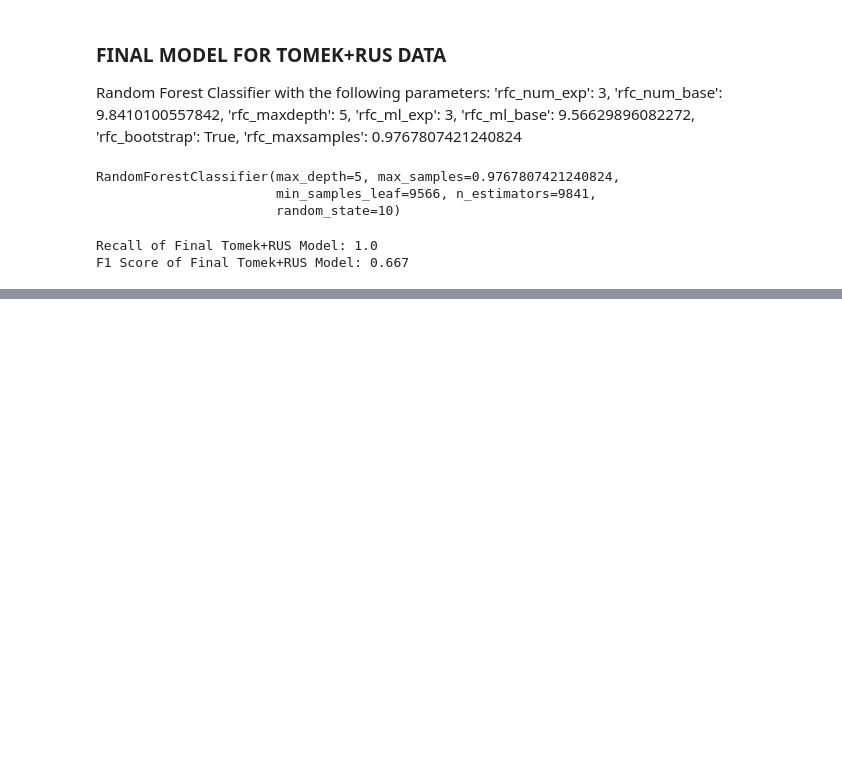
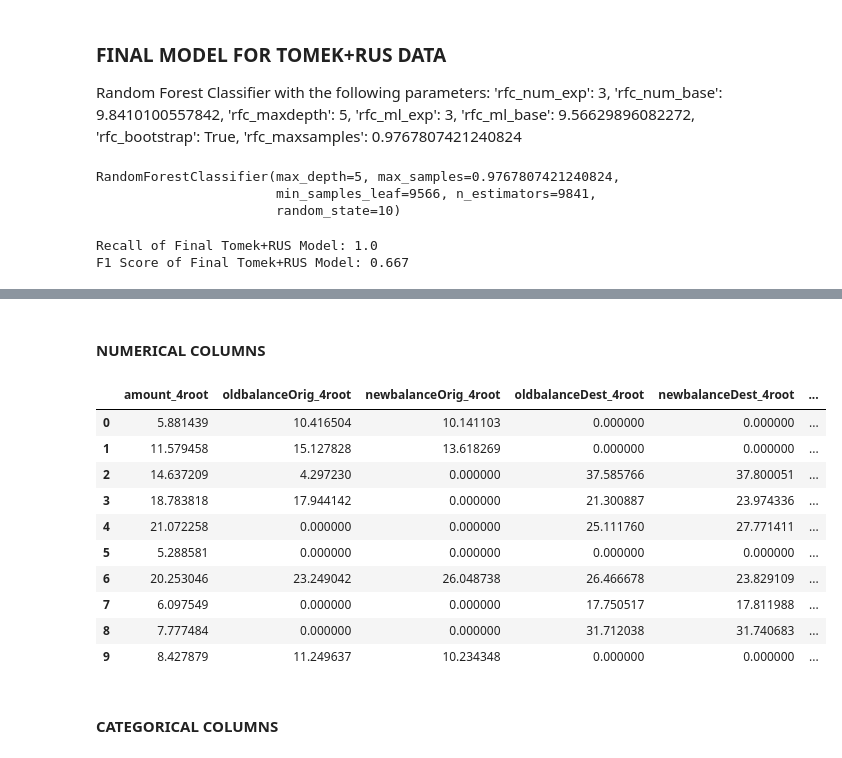
Before and after one commit to kevinArmenta/OnlinePaymentFraud, a Jupyter notebook: 5. Final Models.ipynb, the cells around one changed output, grey strips where cells are left out. Drawn from its saved outputs; the diff is of its cells as text; code cells hidden in the pictures; blank space fills up the shorter version.

```diff
--- a/5. Final Models.ipynb
+++ b/5. Final Models.ipynb
@@ -140,0 +150,6 @@ F1 Score of Final Tomek+RUS Model: 0.667
+# %%
+#First, lets do the basics and grab the num columns, cat columns, and labels for the data
+test_y = test['isFraud']
+test_y = pd.DataFrame(test_y,columns=['isFraud']).astype('int')
+test_numerical_columns = [x for x in test.columns if test[x].dtype != 'object' and x != 'isFraud' and x != 'step']
+test_categorical_columns = [x for x in test.columns if x not in test_numerical_columns and x!='isFraud']
@@ -140,0 +184,40 @@ F1 Score of Final Tomek+RUS Model: 0.667
+# %% [markdown]
+#### NUMERICAL COLUMNS
+# %%
+#amount
+test['amount_4root'] = test['amount']**(1/4)
+#oldbalanceOrig
+test['oldbalanceOrig_4root'] = test['oldbalanceOrig']**(1/4)
+#newbalanceOrig
+test['newbalanceOrig_4root'] = test['newbalanceOrig']**(1/4)
+#oldbalanceDest
+test['oldbalanceDest_4root'] = test['oldbalanceDest']**(1/4)
+#newbalanceDest
+test['newbalanceDest_4root'] = test['newbalanceDest']**(1/4)
+
+# new_cols = train2.columns.tolist()
+# new_cols = new_cols[-5:] + new_cols[:-5]
+# train = train2[new_cols]
+
+#Lets remove the old columns
+test.drop(test_numerical_columns,axis=1,inplace=True)
+#Reorganize the order of the columns
+new_cols = test.columns.tolist()
+new_cols = new_cols[-5:] + new_cols[:-5]
+test = test[new_cols]
+#Double check the columns are in the right order
+test.head(10)
+# %% [output]
+|  | amount_4root | oldbalanceOrig_4root | newbalanceOrig_4root | oldbalanceDest_4root | newbalanceDest_4root | ... |
+| 0 | 5.881439 | 10.416504 | 10.141103 | 0.000000 | 0.000000 | ... |
+| 1 | 11.579458 | 15.127828 | 13.618269 | 0.000000 | 0.000000 | ... |
+| 2 | 14.637209 | 4.297230 | 0.000000 | 37.585766 | 37.800051 | ... |
+| 3 | 18.783818 | 17.944142 | 0.000000 | 21.300887 | 23.974336 | ... |
+| 4 | 21.072258 | 0.000000 | 0.000000 | 25.111760 | 27.771411 | ... |
+| 5 | 5.288581 | 0.000000 | 0.000000 | 0.000000 | 0.000000 | ... |
+| 6 | 20.253046 | 23.249042 | 26.048738 | 26.466678 | 23.829109 | ... |
+| 7 | 6.097549 | 0.000000 | 0.000000 | 17.750517 | 17.811988 | ... |
+| 8 | 7.777484 | 0.000000 | 0.000000 | 31.712038 | 31.740683 | ... |
+| 9 | 8.427879 | 11.249637 | 10.234348 | 0.000000 | 0.000000 | ... |
+# %% [markdown]
+#### CATEGORICAL COLUMNS
```
Also changed, not shown: parts of 18 cells of this notebook.
